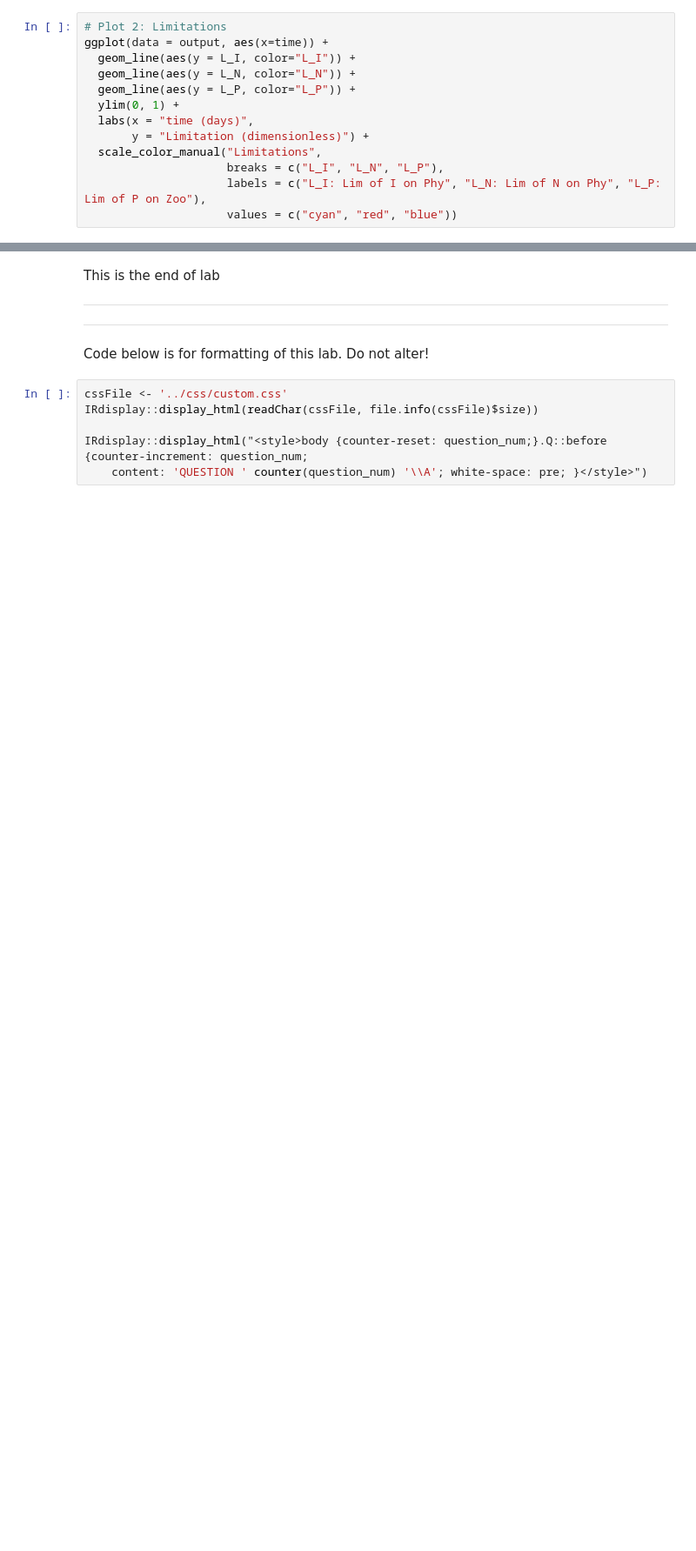
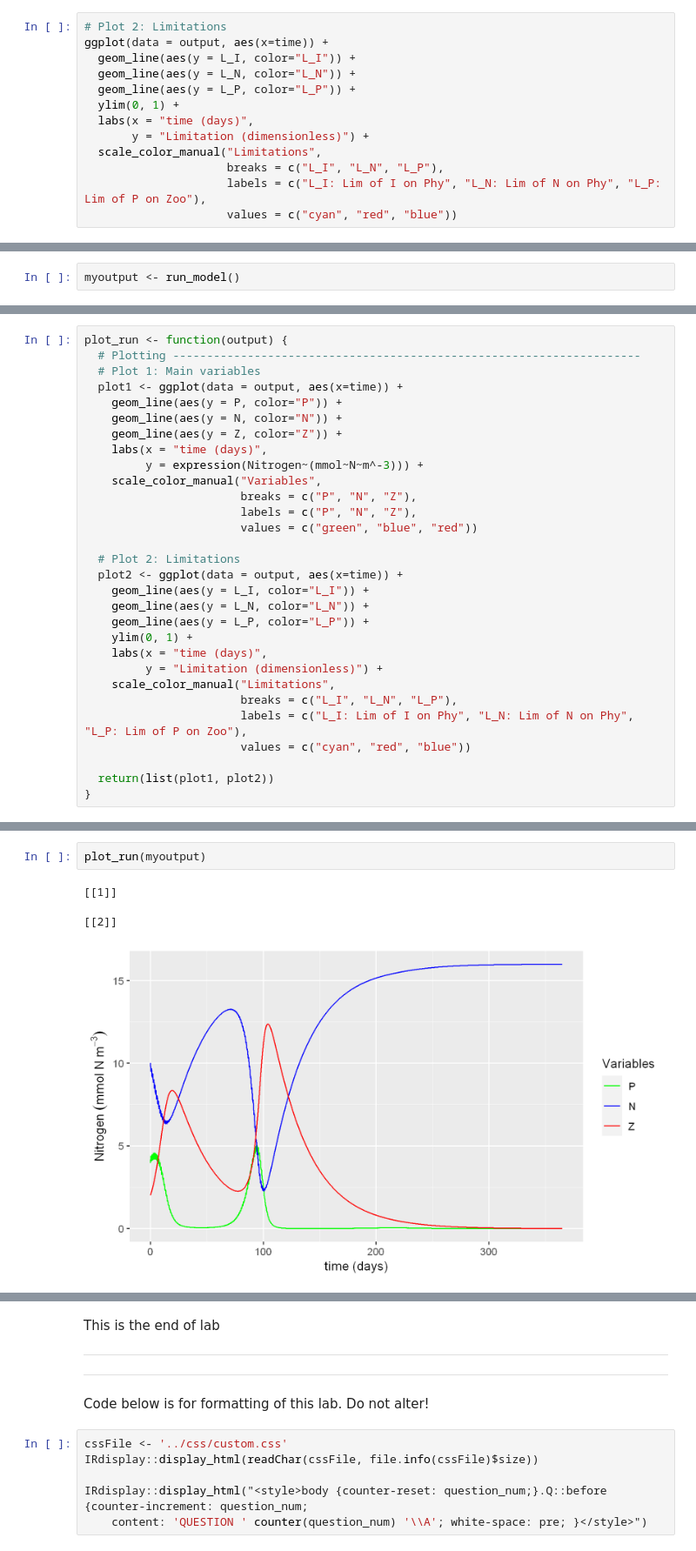
Before and after one commit to Diego-Ibarra/biol3782, a Jupyter notebook: week7/Flow_control_and_Functions_Explained.ipynb, the cells around one changed output, grey strips where cells are left out. Shown: that part at 87% size. Saved outputs shown, nothing was run; the diff lists cells and outputs as text; blank space fills up the shorter version.

```diff
--- a/week7/Flow_control_and_Functions_Explained.ipynb
+++ b/week7/Flow_control_and_Functions_Explained.ipynb
@@ -1135,0 +1370,2 @@ Because high temperature increased zooplankton grazing of phytoplankton<br>
+# %%
+myoutput <- run_model()
@@ -1135,0 +1398,30 @@ Because high temperature increased zooplankton grazing of phytoplankton<br>
+# %%
+plot_run <- function(output) {
+  # Plotting ---------------------------------------------------------------------
+  # Plot 1: Main variables
+  plot1 <- ggplot(data = output, aes(x=time)) +
+    geom_line(aes(y = P, color="P")) +
+    geom_line(aes(y = N, color="N")) +
+    geom_line(aes(y = Z, color="Z")) +
+    labs(x = "time (days)",
+         y = expression(Nitrogen~(mmol~N~m^-3))) +
+    scale_color_manual("Variables",
+                       breaks = c("P", "N", "Z"),
+                       labels = c("P", "N", "Z"),
+                       values = c("green", "blue", "red"))
+
+  # Plot 2: Limitations
+  plot2 <- ggplot(data = output, aes(x=time)) +
+    geom_line(aes(y = L_I, color="L_I")) +
+    geom_line(aes(y = L_N, color="L_N")) +
+    geom_line(aes(y = L_P, color="L_P")) +
+    ylim(0, 1) +
+    labs(x = "time (days)",
+         y = "Limitation (dimensionless)") +
+    scale_color_manual("Limitations",
+                       breaks = c("L_I", "L_N", "L_P"),
+                       labels = c("L_I: Lim of I on Phy", "L_N: Lim of N on Phy", "L_P: Lim of P on Zoo"),
+                       values = c("cyan", "red", "blue"))
+
+  return(list(plot1, plot2))
+}
@@ -1135,0 +1441,7 @@ Because high temperature increased zooplankton grazing of phytoplankton<br>
+# %%
+plot_run(myoutput)
+# %% [output]
+[[1]]
+
+[[2]]
+[figure, added]
```
Also changed, not shown: parts of 41 cells of this notebook, 6 other files.
